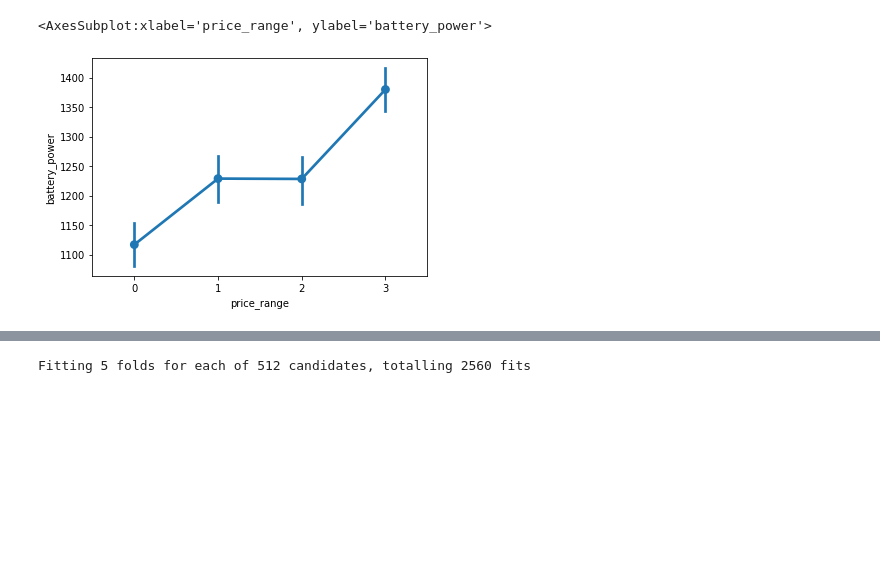
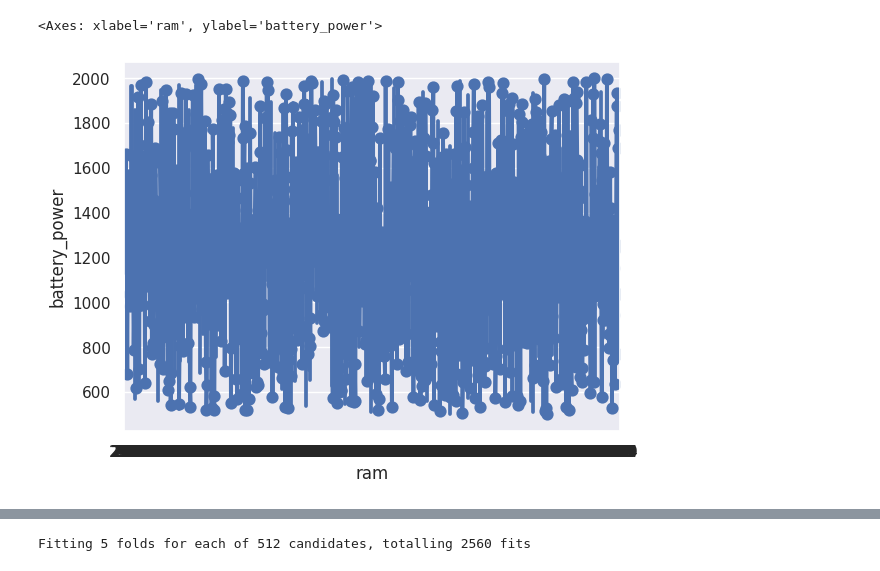
Before and after one commit to Leo612loss312/mobile-price-classifier-1.0, a Jupyter notebook: Mobile_price_classification.ipynb, the cells around one changed output, grey strips where cells are left out. Saved outputs shown, nothing was run; the diff lists cells and outputs as text; code cells hidden in the pictures; blank space fills up the shorter version.

```diff
--- a/Mobile_price_classification.ipynb
+++ b/Mobile_price_classification.ipynb
@@ -43,6 +40,6 @@ import warnings
 warnings.filterwarnings('ignore')
 # %%
 #import dataset
-df=pd.read_csv('/kaggle/input/mobile-price-classification/train.csv')
+df=pd.read_csv('/content/Mobile price classification.csv')
 df.head()
 # %% [output]
@@ -178,6 +173,6 @@ sns.pointplot(y='ram',x='price_range',data=df)
 # %%
-sns.pointplot(x='price_range',y='battery_power',data=df)
+sns.pointplot(x='ram',y='battery_power',data=df)
 # %% [output]
-<AxesSubplot:xlabel='price_range', ylabel='battery_power'>
+<Axes: xlabel='ram', ylabel='battery_power'>
-[figure, old version]
+[figure, new version]
 # %%
```
Also changed, not shown: parts of 79 cells of this notebook.
